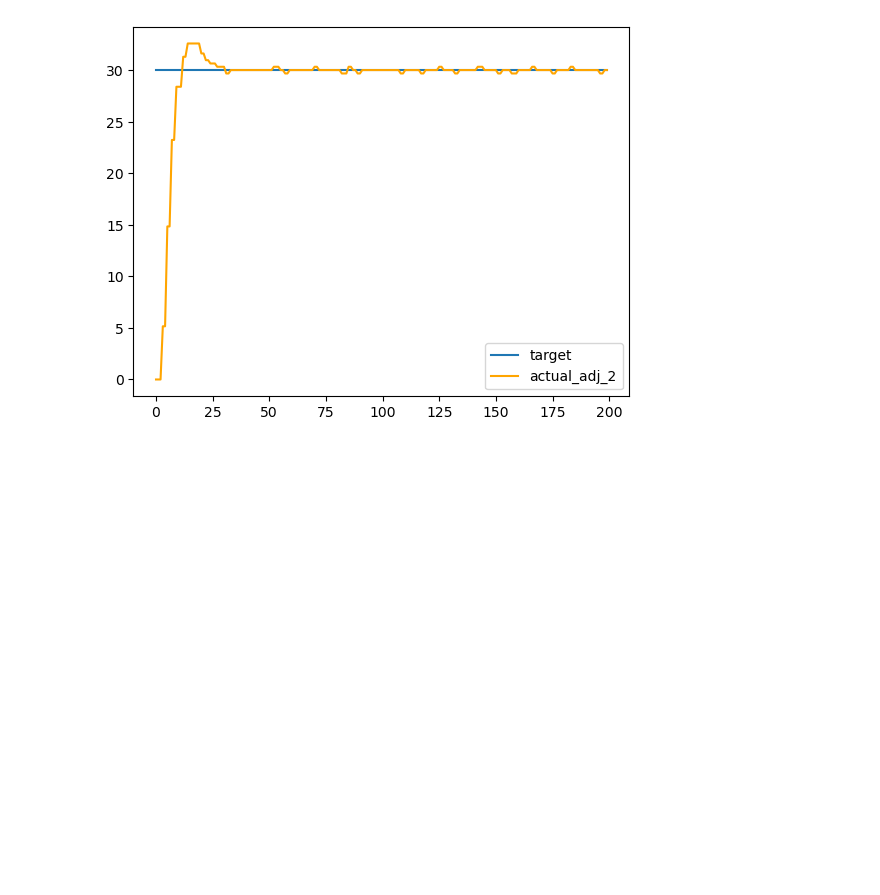
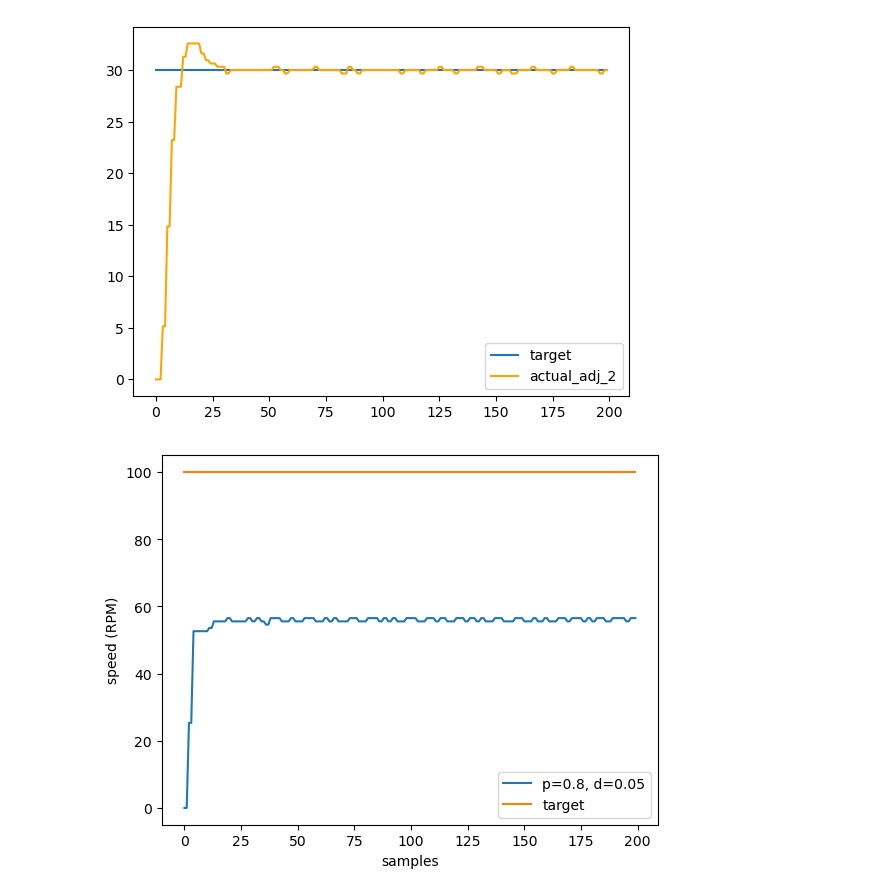
Before and after one commit to MeanPaper/ready_to_serve_trash_bin, a Jupyter notebook: mcu_debugging/pid_analysis.ipynb, the cells around one changed output. Drawn from its saved outputs; the diff is of its cells as text; code cells hidden in the pictures; blank space fills up the shorter version.

```diff
--- a/mcu_debugging/pid_analysis.ipynb
+++ b/mcu_debugging/pid_analysis.ipynb
@@ -133,3 +133,17 @@ plt.legend()
 plt.show()
 # %% [output]
 [figure]
+# %%
+data_csv = pd.read_csv(data_file_dir + 'pid_p_dot8_d_dot05.csv', header=None)
+data_csv.drop(columns=[0])
+
+data_column1_parse = np.array([np.float32(i[13:]) for i in data_csv[1][:200]])
+data_column2_parse = np.array([np.float32(i[11:]) for i in data_csv[2][:200]])
+plt.ylabel('speed (RPM)')
+plt.xlabel('samples')
+plt.plot(data_column1_parse, label="p=0.8, d=0.05")
+plt.plot(data_column2_parse, label="target")
+plt.legend()
+plt.show()
+# %% [output]
+[figure, added]
```
Also changed, not shown: parts of 2 cells of this notebook, 1 other file.
